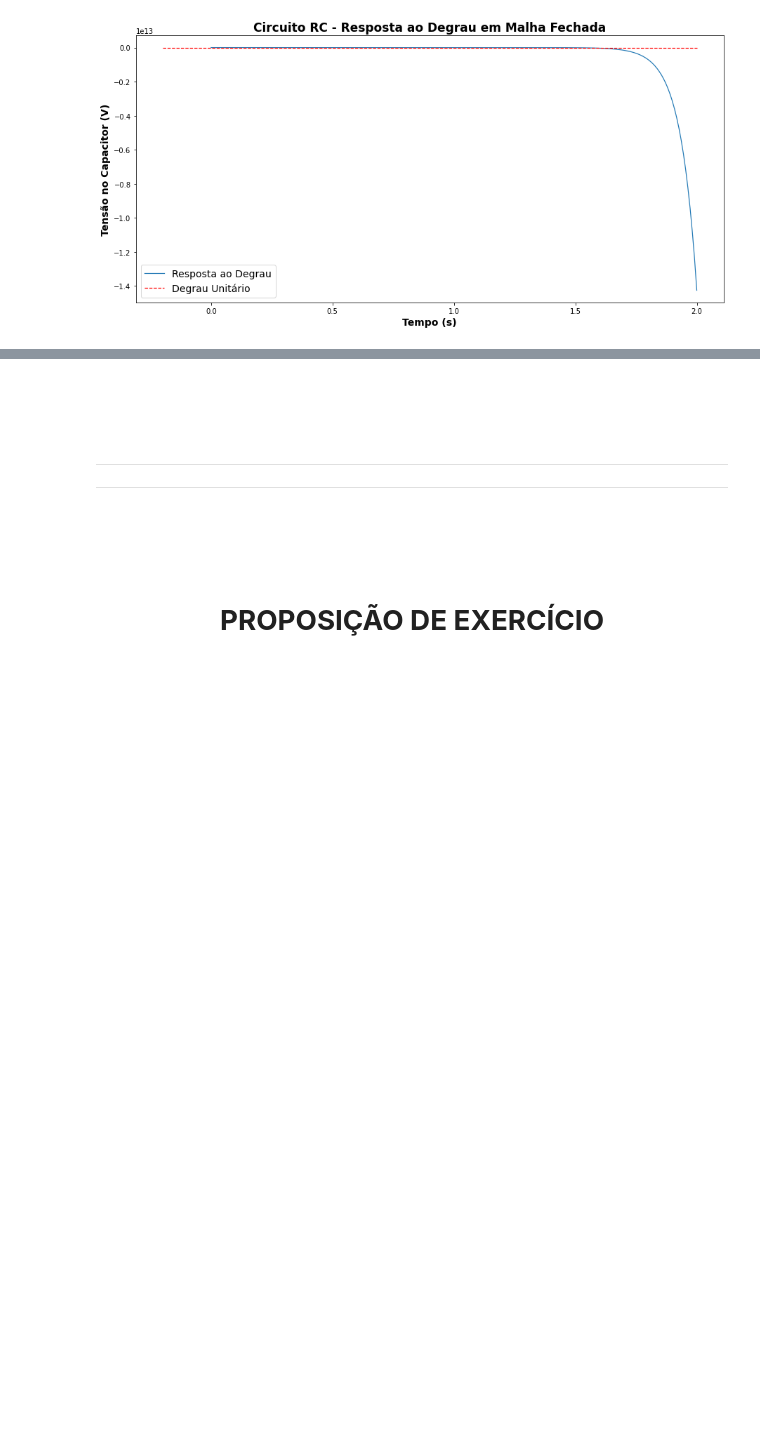
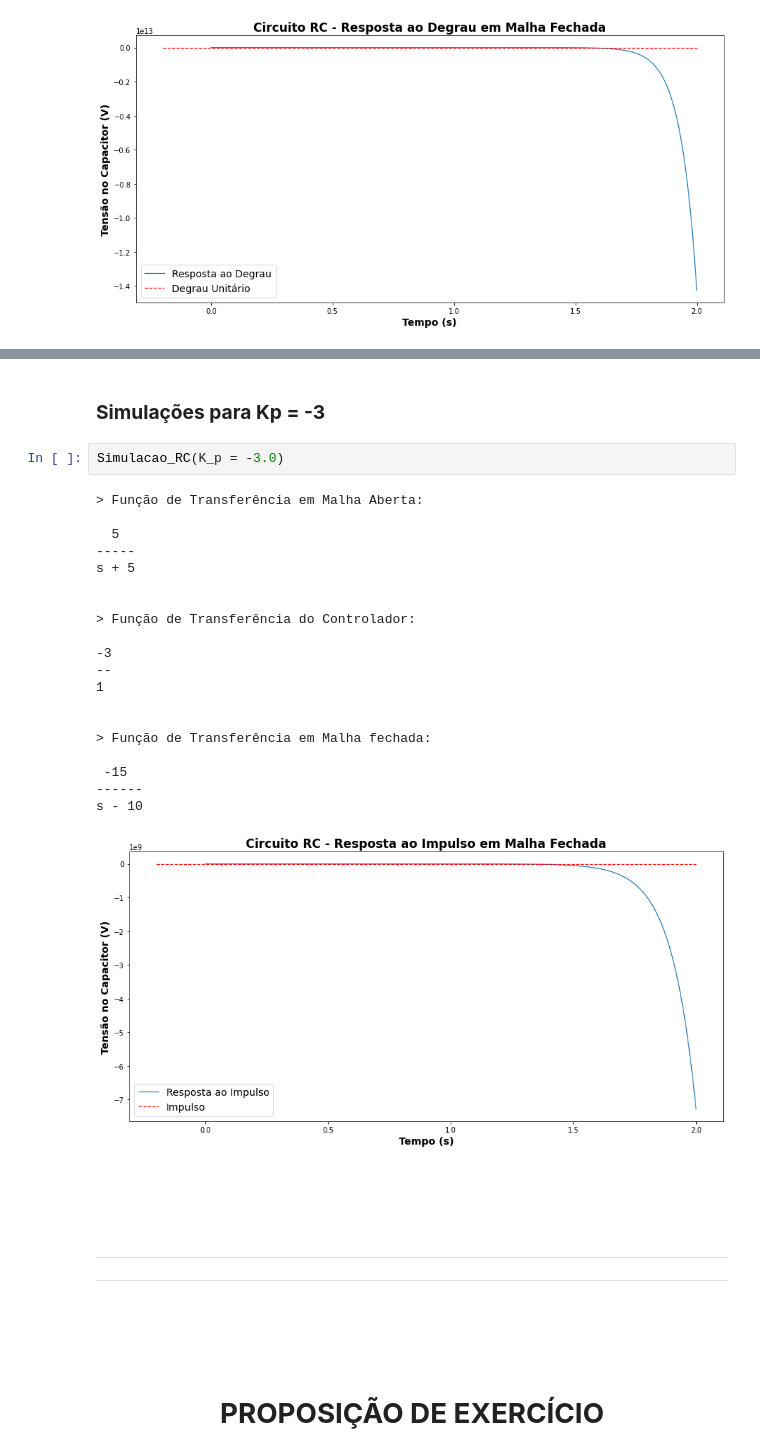
Before and after one commit to Oseiasdfarias/repo_analise_sistemas_lineares, a Jupyter notebook: Aplicacao_em_Realimentacao_e_Controle.ipynb, the cells around one changed output, grey strips where cells are left out. Saved outputs shown, nothing was run; the diff lists cells and outputs as text; blank space fills up the shorter version.

```diff
--- a/Aplicacao_em_Realimentacao_e_Controle.ipynb
+++ b/Aplicacao_em_Realimentacao_e_Controle.ipynb
@@ -823,3 +894,28 @@ s - 15
+# %% [markdown]
+### **Simulações para  Kp = -3**
+# %%
+Simulacao_RC(K_p = -3.0)
+# %% [output]
+> Função de Transferência em Malha Aberta:
+
+  5
+-----
+s + 5
+
+
+> Função de Transferência do Controlador:
+
+-3
+--
+1
+
+
+> Função de Transferência em Malha fechada:
+
+ -15
+------
+s - 10
+[figure, added]
 # %% [markdown]
 <br/>
 <br/>
```
Also changed, not shown: parts of 23 cells of this notebook.
